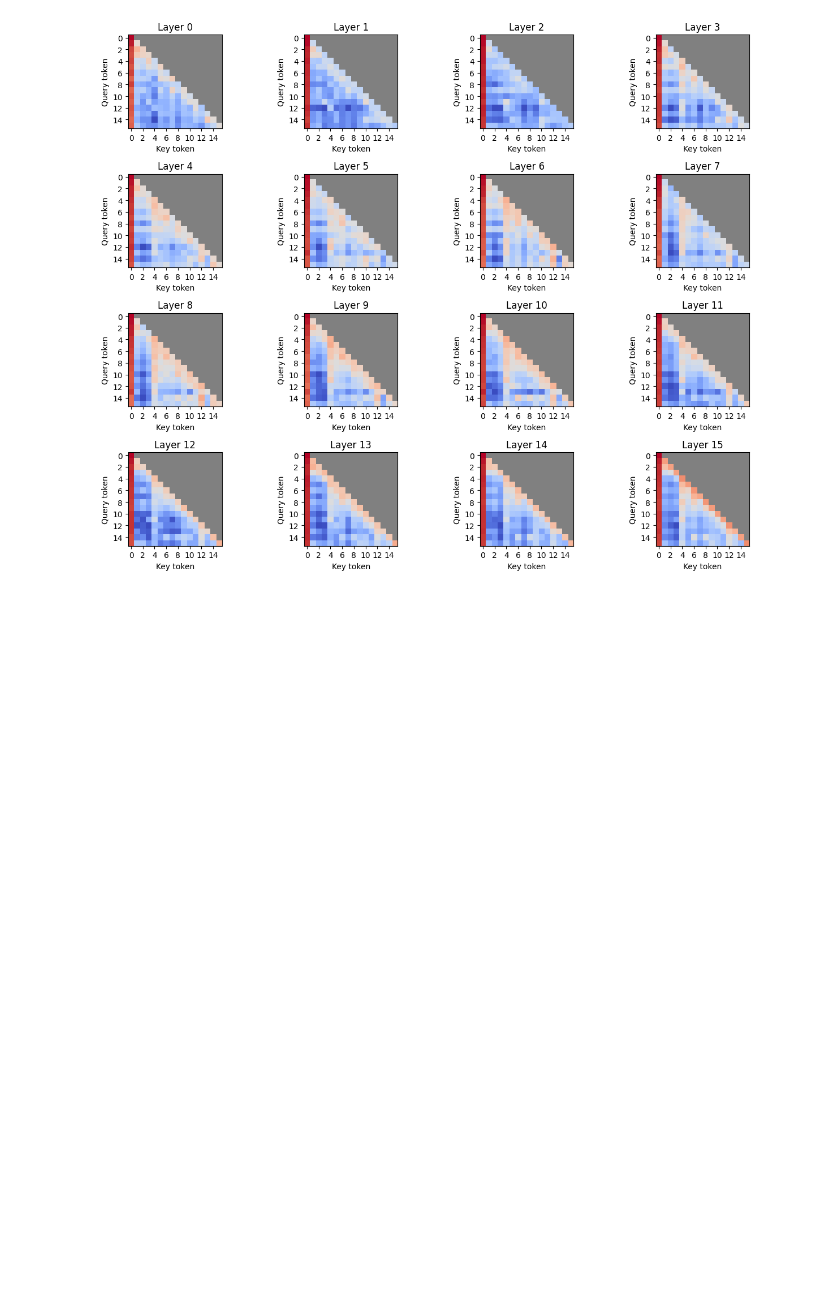
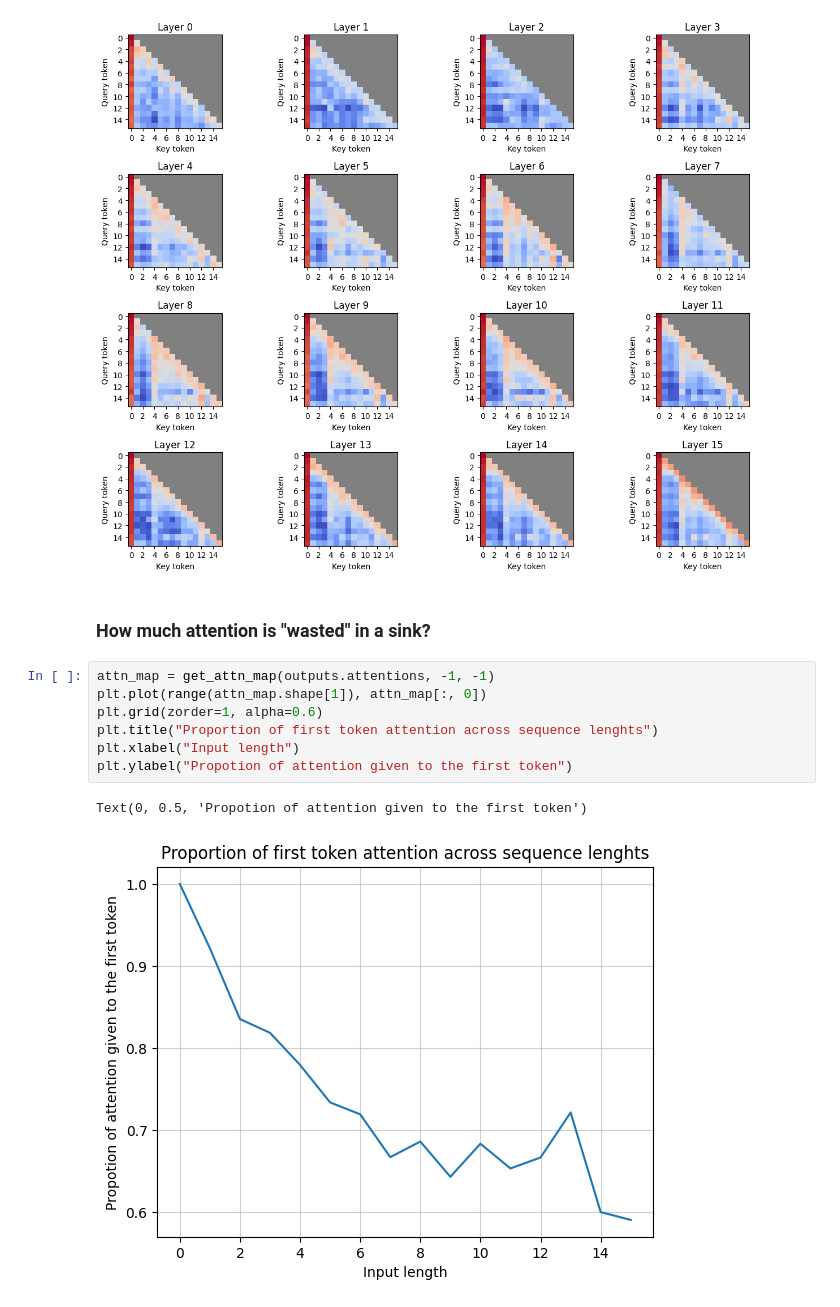
Before and after one commit to TheRootOf3/understanding-attention-sinks, a Jupyter notebook: main.ipynb, the cells around one changed output. Saved outputs shown, nothing was run; the diff lists cells and outputs as text; blank space fills up the shorter version.

```diff
--- a/main.ipynb
+++ b/main.ipynb
@@ -1434,3 +1437,15 @@ show_attn_layers(
 )
 # %% [output]
 [figure]
+# %% [markdown]
+### How much attention is "wasted" in a sink?
+# %%
+attn_map = get_attn_map(outputs.attentions, -1, -1)
+plt.plot(range(attn_map.shape[1]), attn_map[:, 0])
+plt.grid(zorder=1, alpha=0.6)
+plt.title("Proportion of first token attention across sequence lenghts")
+plt.xlabel("Input length")
+plt.ylabel("Propotion of attention given to the first token")
+# %% [output]
+Text(0, 0.5, 'Propotion of attention given to the first token')
+[figure, added]
```
Also changed, not shown: parts of 10 cells of this notebook.
